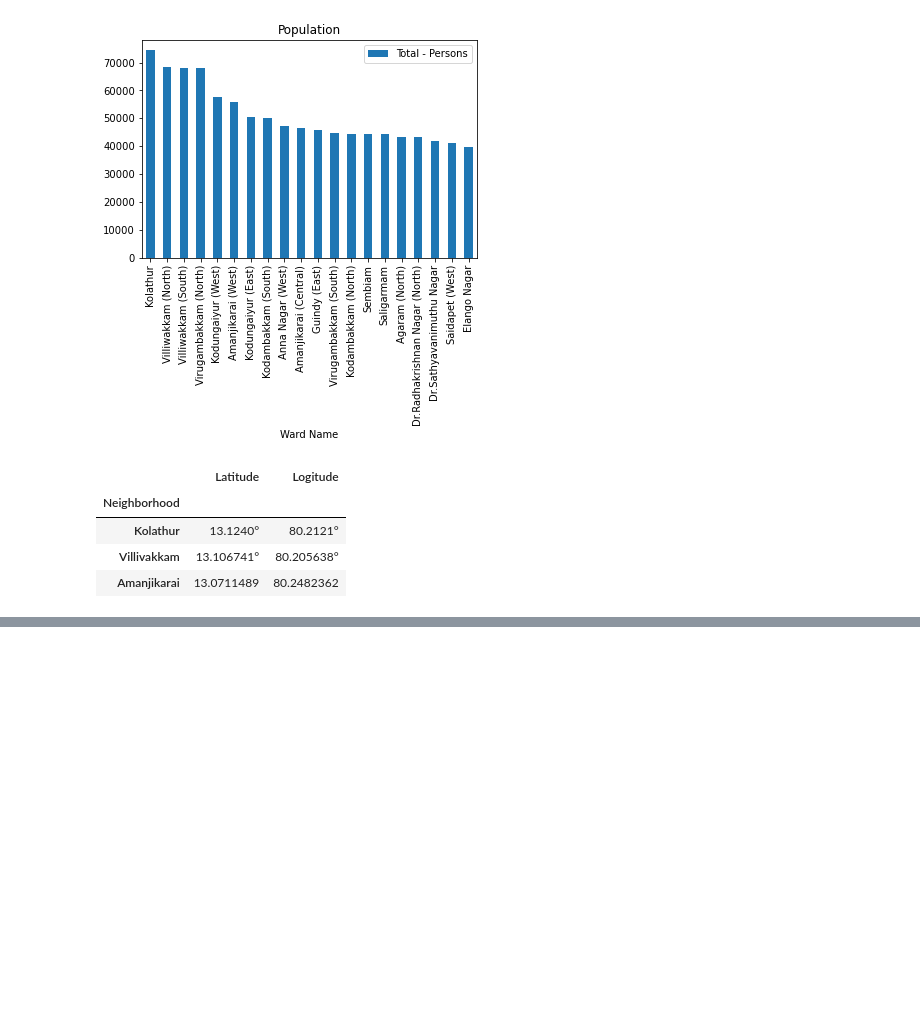
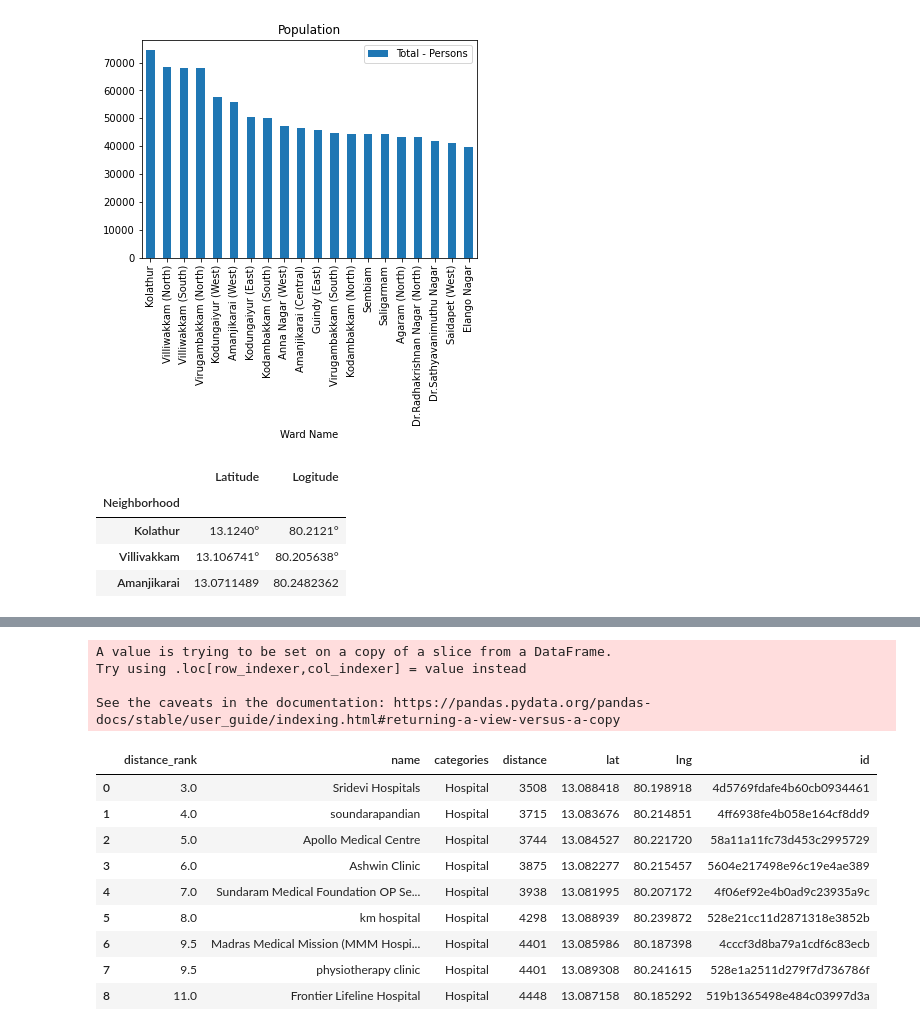
Before and after one commit to bharathi22sk/BattleNeighbours, a Jupyter notebook: Battle_of_Neighbourhood.ipynb, the cells around one changed output, grey strips where cells are left out. Saved outputs shown, nothing was run; the diff lists cells and outputs as text; code cells hidden in the pictures; blank space fills up the shorter version.

```diff
--- a/Battle_of_Neighbourhood.ipynb
+++ b/Battle_of_Neighbourhood.ipynb
@@ -285,5 +288,24 @@ plt.show(block=True)
 # %%
 dataframe_filtered1 = dataframe_filtered1[dataframe_filtered1['categories'] == "Hospital"]
-dataframe_filtered1
+dataframe_filtered1['distance_rank'] = dataframe_filtered1['distance'].rank(ascending=1)
+dataframe_filtered1 = dataframe_filtered1.set_index('distance_rank')
+dataframe_filtered1 = dataframe_filtered1.iloc[2:]
+dataframe_filtered1 = dataframe_filtered1.reset_index('distance_rank')
 dataframe_filtered2 = dataframe_filtered1.iloc[0:9]
-dataframe_filtered3 = dataframe_filtered1.iloc[10:]
+dataframe_filtered3 = dataframe_filtered1.iloc[11:]
+dataframe_filtered2
+# %% [output]
+A value is trying to be set on a copy of a slice from a DataFrame.
+Try using .loc[row_indexer,col_indexer] = value instead
+
+See the caveats in the documentation: https://pandas.pydata.org/pandas-docs/stable/user_guide/indexing.html#returning-a-view-versus-a-copy
+|  | distance_rank | name | categories | distance | lat | lng | id |
+| 0 | 3.0 | Sridevi Hospitals | Hospital | 3508 | 13.088418 | 80.198918 | 4d5769fdafe4b60cb0934461 |
+| 1 | 4.0 | soundarapandian | Hospital | 3715 | 13.083676 | 80.214851 | 4ff6938fe4b058e164cf8dd9 |
+| 2 | 5.0 | Apollo Medical Centre | Hospital | 3744 | 13.084527 | 80.221720 | 58a11a11fc73d453c2995729 |
+| 3 | 6.0 | Ashwin Clinic | Hospital | 3875 | 13.082277 | 80.215457 | 5604e217498e96c19e4ae389 |
+| 4 | 7.0 | Sundaram Medical Foundation OP Se... | Hospital | 3938 | 13.081995 | 80.207172 | 4f06ef92e4b0ad9c23935a9c |
+| 5 | 8.0 | km hospital | Hospital | 4298 | 13.088939 | 80.239872 | 528e21cc11d2871318e3852b |
+| 6 | 9.5 | Madras Medical Mission (MMM Hospi... | Hospital | 4401 | 13.085986 | 80.187398 | 4cccf3d8ba79a1cdf6c83ecb |
+| 7 | 9.5 | physiotherapy clinic | Hospital | 4401 | 13.089308 | 80.241615 | 528e1a2511d279f7d736786f |
+| 8 | 11.0 | Frontier Lifeline Hospital | Hospital | 4448 | 13.087158 | 80.185292 | 519b1365498e484c03997d3a |
```
Also changed, not shown: parts of 10 cells of this notebook.
